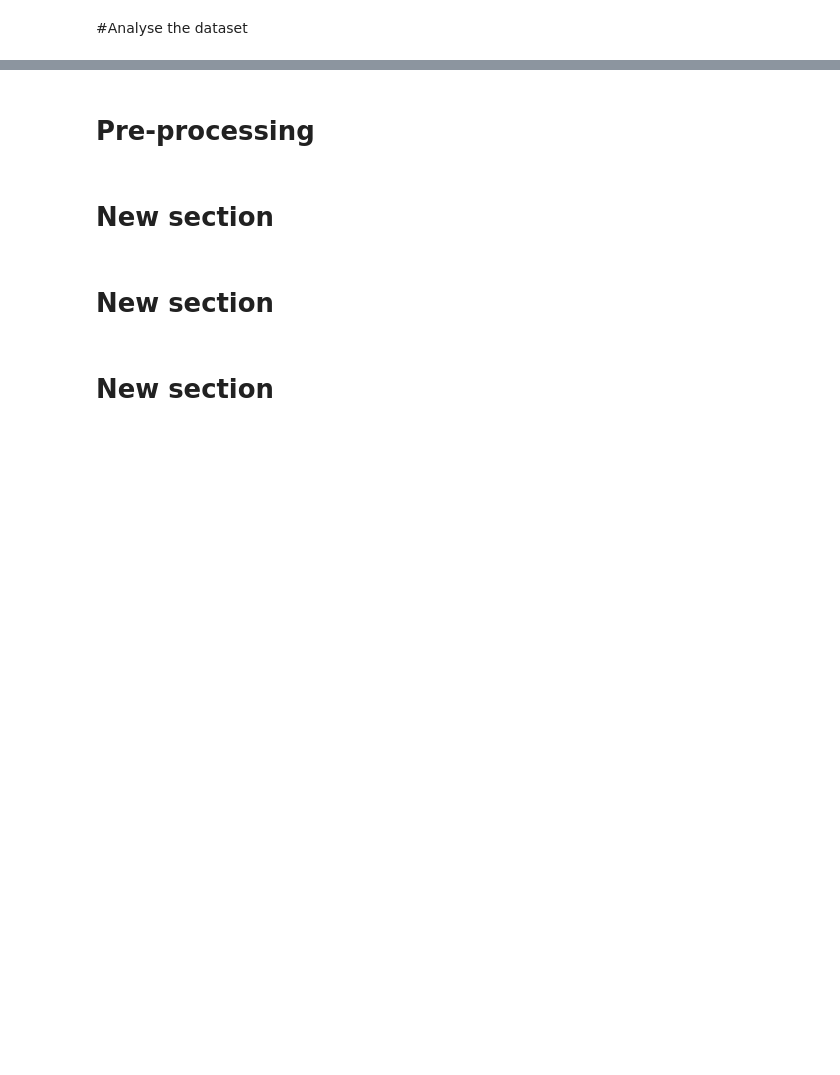
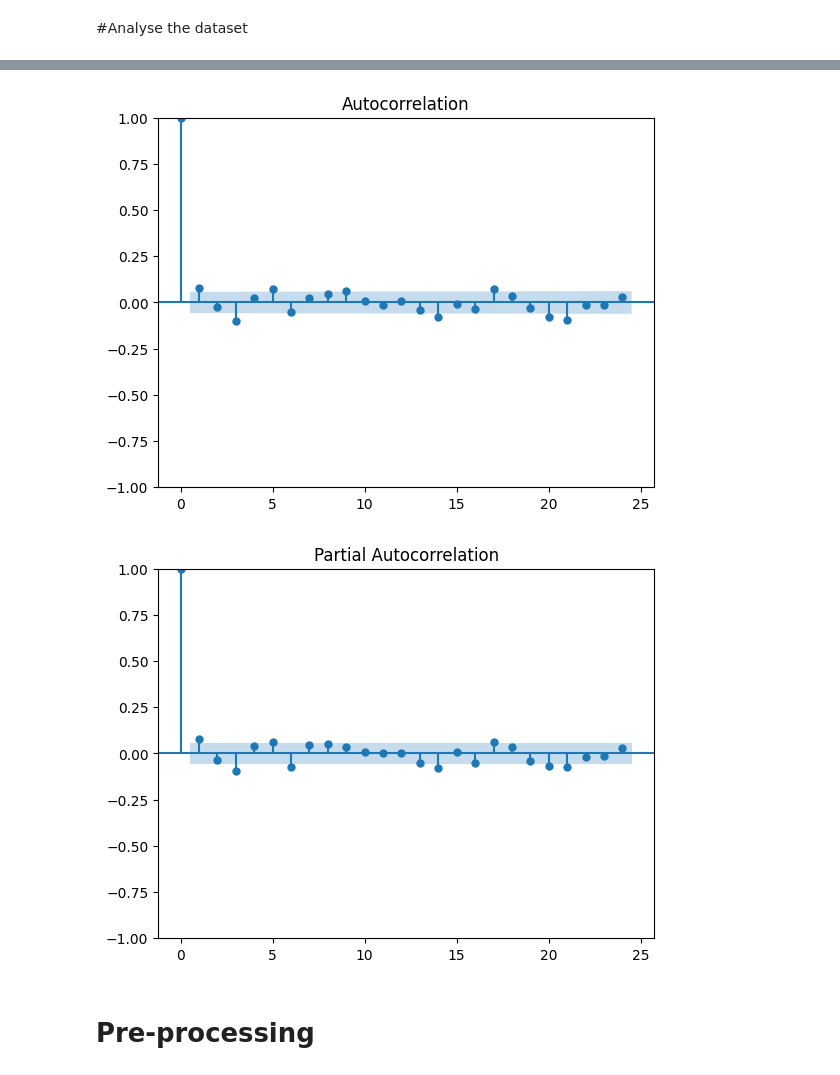
Before and after one commit to demilade27/Predicting-Monthly-Excess-Returns-of-Market-Index, a Jupyter notebook: Predicting_Monthly_Excess_Returns_of_Market_Index.ipynb, the cells around one changed output, grey strips where cells are left out. Saved outputs shown, nothing was run; the diff lists cells and outputs as text; code cells hidden in the pictures; blank space fills up the shorter version.

```diff
--- a/Predicting_Monthly_Excess_Returns_of_Market_Index.ipynb
+++ b/Predicting_Monthly_Excess_Returns_of_Market_Index.ipynb
@@ -74,2 +172,13 @@ memory usage: 153.1+ KB
+# %%
+# @title 12 month
+from statsmodels.graphics.tsaplots import plot_acf, plot_pacf
+
+# Example using 'mr' series
+plot_acf(df['mr'],lags=24)
+plot_pacf(df['mr'],lags=24)
+plt.show()
+# %% [output]
+[figure, added]
+[figure, added]
 # %% [markdown]
 # Pre-processing
@@ -78,6 +184,0 @@ memory usage: 153.1+ KB
-# %% [markdown]
-# New section
-# %% [markdown]
-# New section
-# %% [markdown]
-# New section
```
Also changed, not shown: parts of 76 cells of this notebook.
